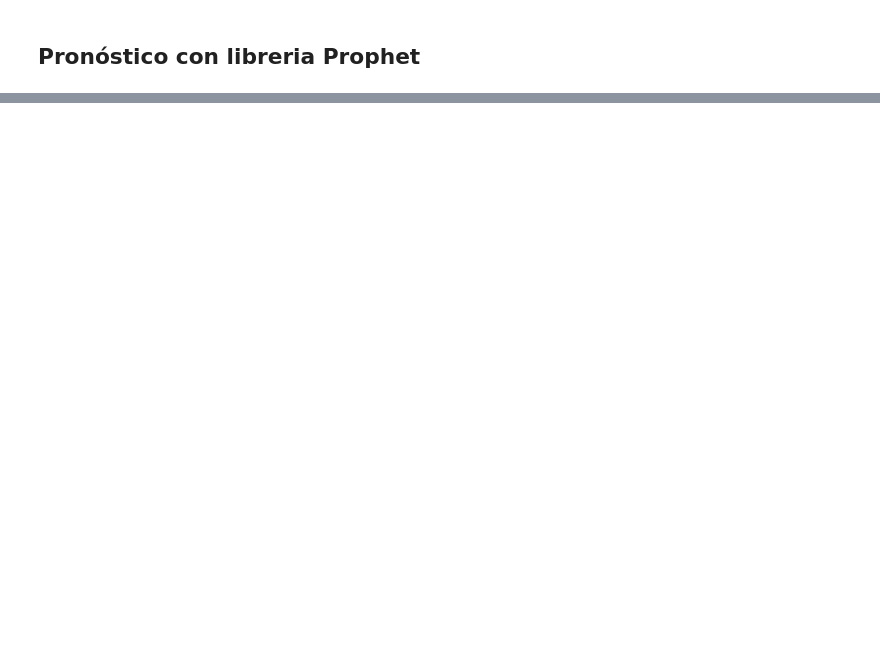
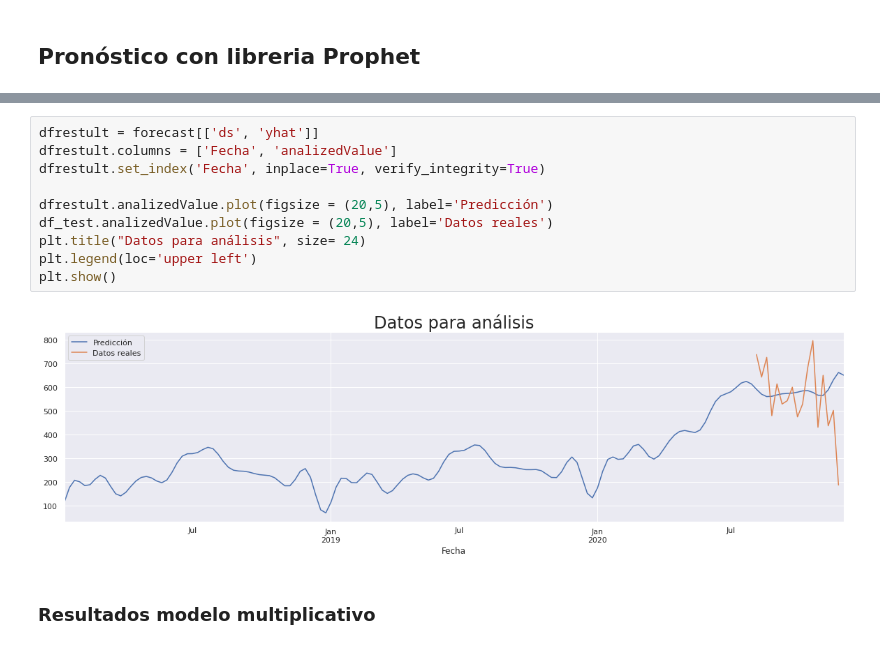
Before and after one commit to cccg8105/notebook_AD, a Jupyter notebook: Analisis/Frecuencia inscripciones/NuevasInscripciones.ipynb, the cells around one changed output, grey strips where cells are left out. Cells and saved outputs as stored; diff of their text form; blank space fills up the shorter version.

```diff
--- a/Analisis/Frecuencia inscripciones/NuevasInscripciones.ipynb
+++ b/Analisis/Frecuencia inscripciones/NuevasInscripciones.ipynb
@@ -114,0 +159,14 @@ df['ds'] = pd.to_datetime(df['ds'])
+# %%
+dfrestult = forecast[['ds', 'yhat']]
+dfrestult.columns = ['Fecha', 'analizedValue']
+dfrestult.set_index('Fecha', inplace=True, verify_integrity=True)
+
+dfrestult.analizedValue.plot(figsize = (20,5), label='Predicción')
+df_test.analizedValue.plot(figsize = (20,5), label='Datos reales')
+plt.title("Datos para análisis", size= 24)
+plt.legend(loc='upper left')
+plt.show()
+# %% [output]
+[figure, added]
+# %% [markdown]
+### Resultados modelo multiplicativo
```
Also changed, not shown: parts of 13 cells of this notebook.
